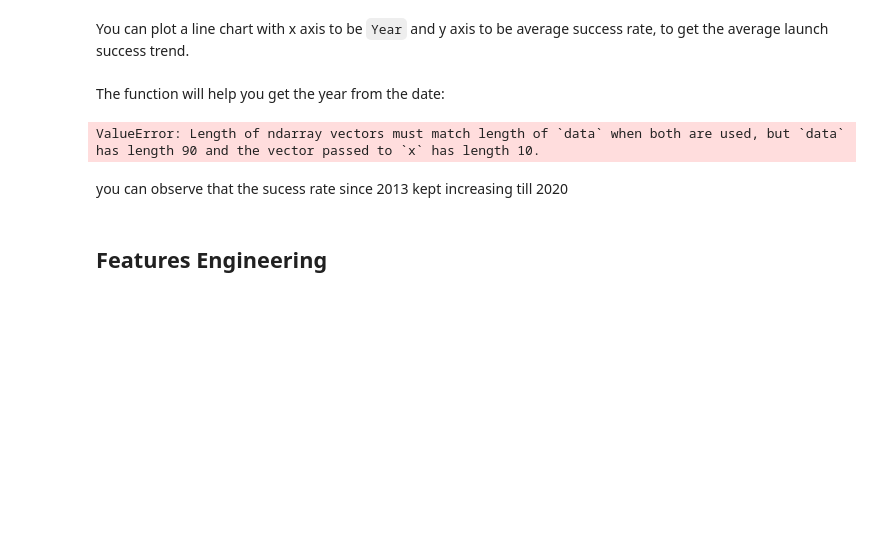
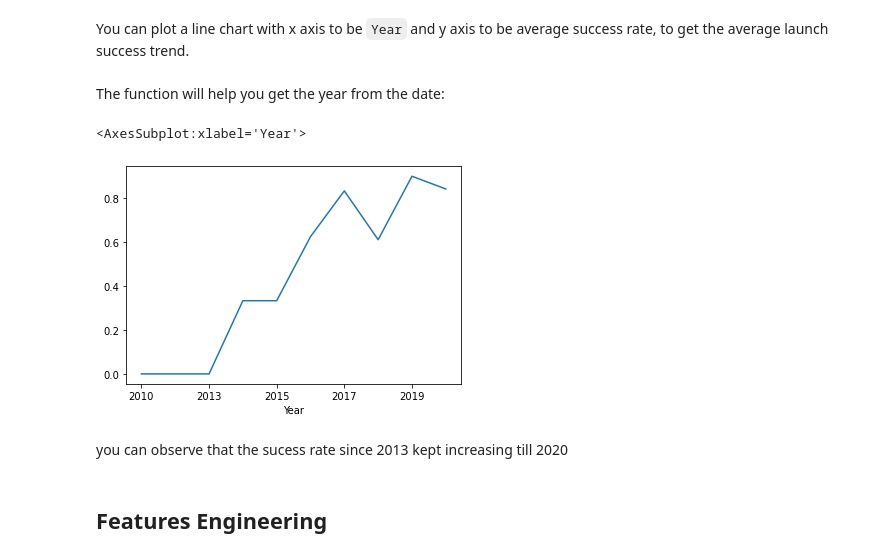
Before and after one commit to tandyiperng/master, a Jupyter notebook: Using pandas and matplotlib.ipynb, the cells around one changed output. Drawn from its saved outputs; the diff is of its cells as text; code cells hidden in the pictures; blank space fills up the shorter version.

```diff
--- a/Using pandas and matplotlib.ipynb
+++ b/Using pandas and matplotlib.ipynb
@@ -167,14 +167,14 @@ def Extract_year(date):
     return year
 # %%
 # Plot a line chart with x axis to be the extracted year and y axis to be the success rate
-df1=pd.DataFrame(Extract_year(df['Date']),columns =['year'])
-df1['Class']=df['Class']
-sns.lineplot(data=df1, x=np.unique(Extract_year(df['Date'])), y=df1.groupby('year')['Class'].mean())
-plt.xlabel("Year", fontsize=20)
-plt.ylabel("Success Rate", fontsize=20)
-plt.show()
+Extract_year(df["Date"])
+zipped = zip(df['Date'], df['Orbit'], df['Outcome'],df['Class'], year)
+df1=pd.DataFrame(zipped, columns=['Date', 'Orbit', 'Outcome', 'Class', 'Year'])
+df1
+df1.groupby('Year').mean()['Class'].plot(kind='line')
 # %% [output]
-ValueError: Length of ndarray vectors must match length of `data` when both are used, but `data` has length 90 and the vector passed to `x` has length 10.
+<AxesSubplot:xlabel='Year'>
+[figure, added]
 # %% [markdown]
 you can observe that the sucess rate since 2013 kept increasing till 2020
 # %% [markdown]
```
Also changed, not shown: parts of 2 cells of this notebook.
